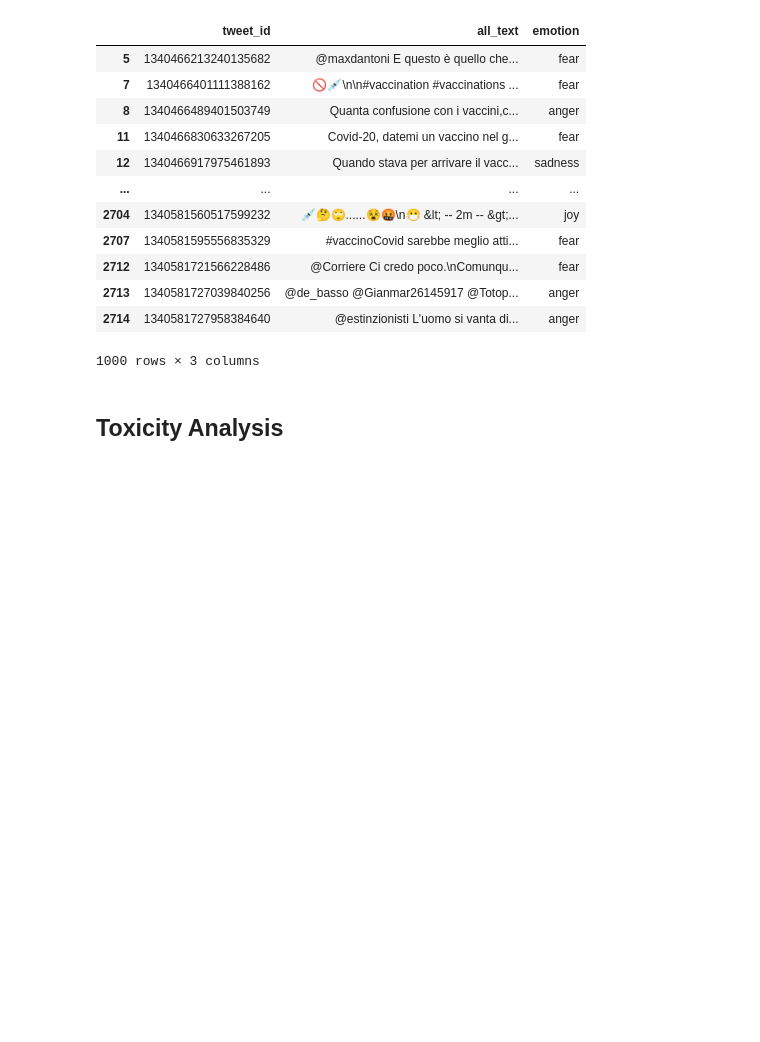
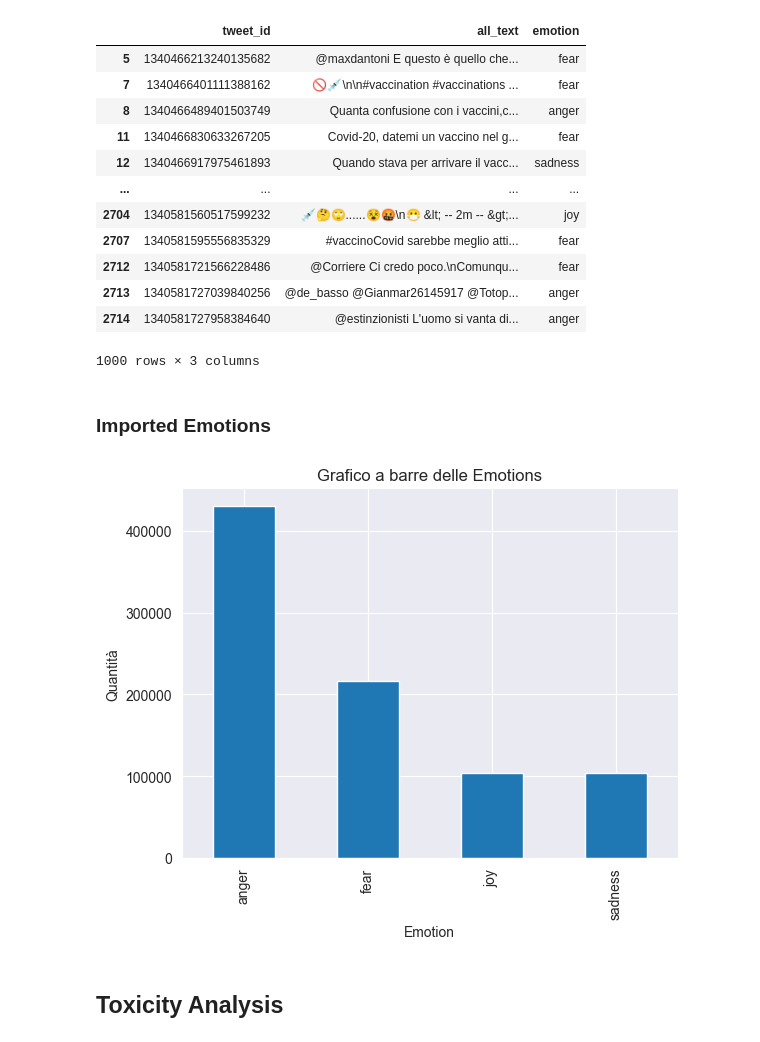
Before and after one commit to davisf20/characterization-of-user-misbehavior-in-online-social-media, a Jupyter notebook: notebooks/textAnalysis.ipynb, the cells around one changed output. Saved outputs shown, nothing was run; the diff lists cells and outputs as text; code cells hidden in the pictures; blank space fills up the shorter version.

```diff
--- a/notebooks/textAnalysis.ipynb
+++ b/notebooks/textAnalysis.ipynb
@@ -163,6 +209,26 @@ all_text_df
 | 2713 | 1340581727039840256 | @de_basso @Gianmar26145917 @Totop... | anger |
 | 2714 | 1340581727958384640 | @estinzionisti L'uomo si vanta di... | anger |
 1000 rows × 3 columns
+# %% [markdown]
+### Imported Emotions
+# %%
+tweets_copy = tweets.copy()
+
+# Rimuovi righe con NaN nella colonna 'emotion'
+tweets_copy = tweets_copy.dropna(subset=['emotion'])
+
+# Conta le frequenze delle diverse emozioni
+emotion_counts = tweets_copy['emotion'].value_counts()
+
+# Grafico a barre per 'emotion'
+# plt.figure(figsize=(10, 5))
+emotion_counts.plot(kind='bar')
+plt.xlabel('Emotion')
+plt.ylabel('Quantità')
+plt.title('Grafico a barre delle Emotions')
+plt.show()
+# %% [output]
+[figure, added]
 # %% [markdown]
 ## Toxicity Analysis
 # %% [markdown]
```
Also changed, not shown: parts of 11 cells of this notebook.
